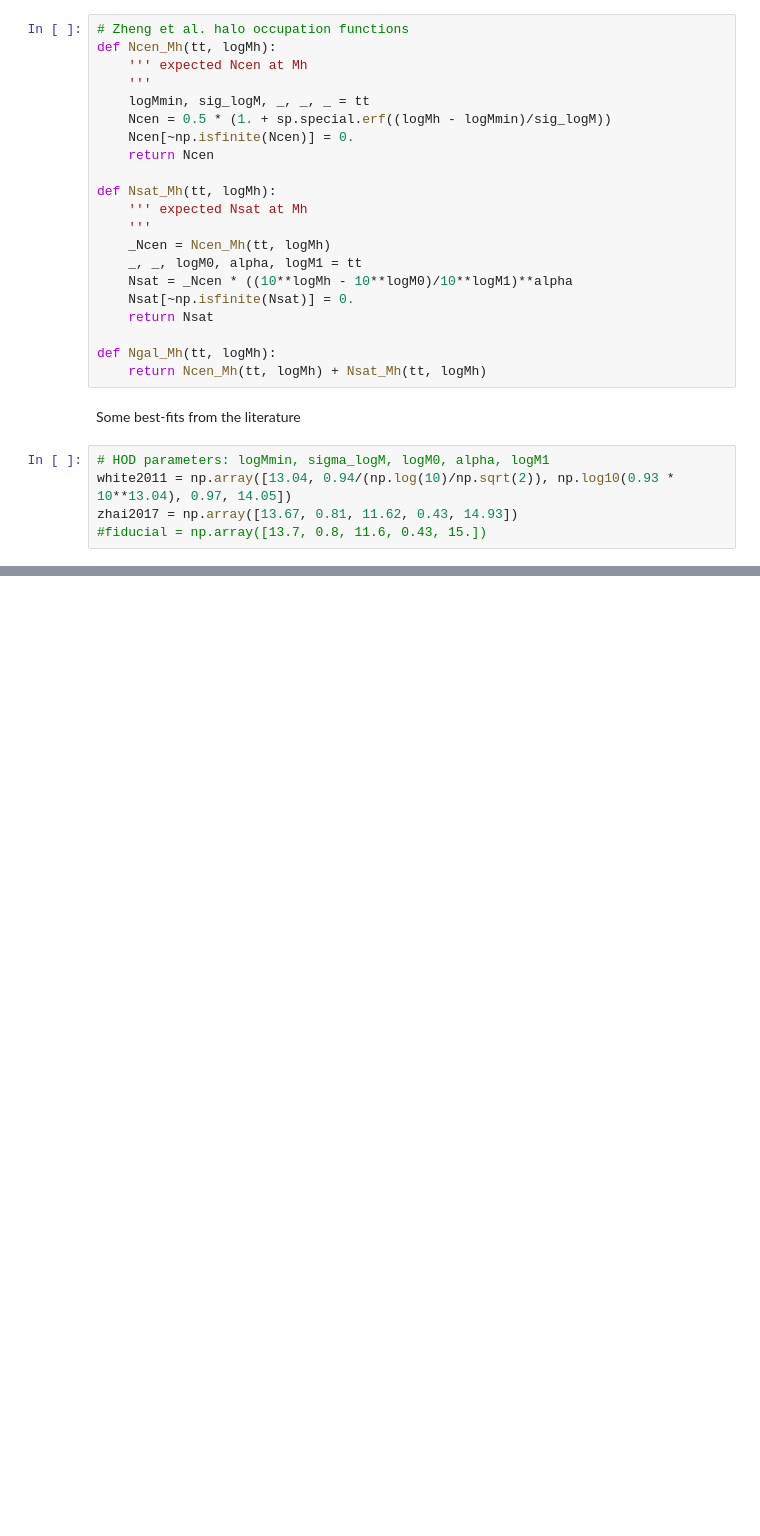
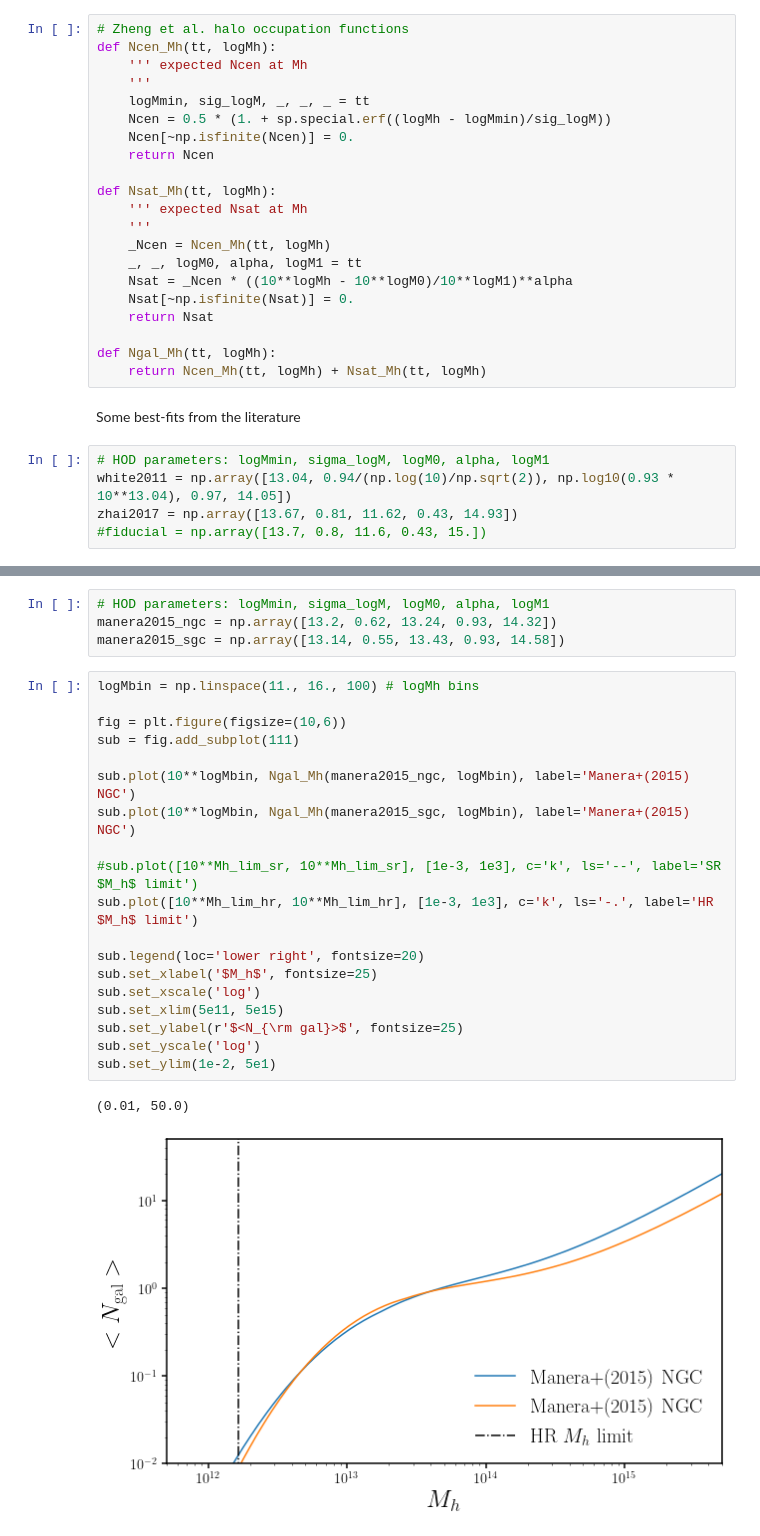
Before and after one commit to changhoonhahn/eMaNu, a Jupyter notebook: nb/hod/hod_highz.ipynb, the cells around one changed output, grey strips where cells are left out. Saved outputs shown, nothing was run; the diff lists cells and outputs as text; blank space fills up the shorter version.

```diff
--- a/nb/hod/hod_highz.ipynb
+++ b/nb/hod/hod_highz.ipynb
@@ -112,0 +115,26 @@ sub.set_ylim(1e-2, 5e1)
+# %%
+# HOD parameters: logMmin, sigma_logM, logM0, alpha, logM1
+manera2015_ngc = np.array([13.2, 0.62, 13.24, 0.93, 14.32])
+manera2015_sgc = np.array([13.14, 0.55, 13.43, 0.93, 14.58])
+# %%
+logMbin = np.linspace(11., 16., 100) # logMh bins
+
+fig = plt.figure(figsize=(10,6))
+sub = fig.add_subplot(111)
+
+sub.plot(10**logMbin, Ngal_Mh(manera2015_ngc, logMbin), label='Manera+(2015) NGC')
+sub.plot(10**logMbin, Ngal_Mh(manera2015_sgc, logMbin), label='Manera+(2015) NGC')
+
+#sub.plot([10**Mh_lim_sr, 10**Mh_lim_sr], [1e-3, 1e3], c='k', ls='--', label='SR $M_h$ limit')
+sub.plot([10**Mh_lim_hr, 10**Mh_lim_hr], [1e-3, 1e3], c='k', ls='-.', label='HR $M_h$ limit')
+
+sub.legend(loc='lower right', fontsize=20)
+sub.set_xlabel('$M_h$', fontsize=25)
+sub.set_xscale('log')
+sub.set_xlim(5e11, 5e15)
+sub.set_ylabel(r'$<N_{\rm gal}>$', fontsize=25)
+sub.set_yscale('log')
+sub.set_ylim(1e-2, 5e1)
+# %% [output]
+(0.01, 50.0)
+[figure, added]
```
Also changed, not shown: parts of 2 cells of this notebook.
